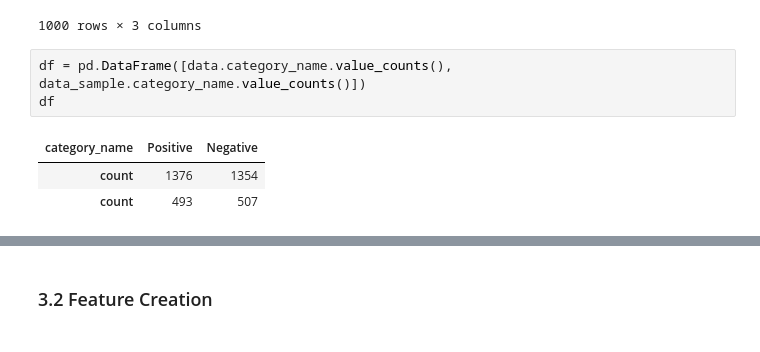
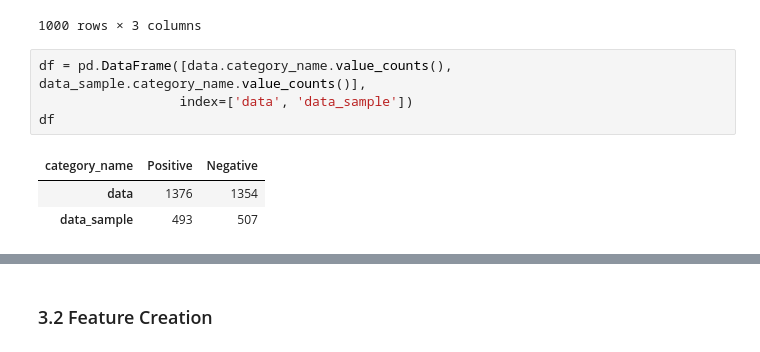
Before and after one commit to Henry0517code/DM2023-Lab1-Master, a Jupyter notebook: Homework/DM2023-Lab1-Homework.ipynb, the cells around one changed output, grey strips where cells are left out. Drawn from its saved outputs; the diff is of its cells as text.

```diff
--- a/Homework/DM2023-Lab1-Homework.ipynb
+++ b/Homework/DM2023-Lab1-Homework.ipynb
@@ -463,11 +469,12 @@ display(data_sample)
 | 301 | Now I know that I made a wise dec... | 1 | Positive |
 1000 rows × 3 columns
 # %%
-df = pd.DataFrame([data.category_name.value_counts(), data_sample.category_name.value_counts()])
+df = pd.DataFrame([data.category_name.value_counts(), data_sample.category_name.value_counts()],
+                  index=['data', 'data_sample'])
 df
 # %% [output]
 | category_name | Positive | Negative |
-| count | 1376 | 1354 |
-| count | 493 | 507 |
+| data | 1376 | 1354 |
+| data_sample | 493 | 507 |
 # %%
 import matplotlib.pyplot as plt
```
Also changed, not shown: parts of 19 cells of this notebook.
